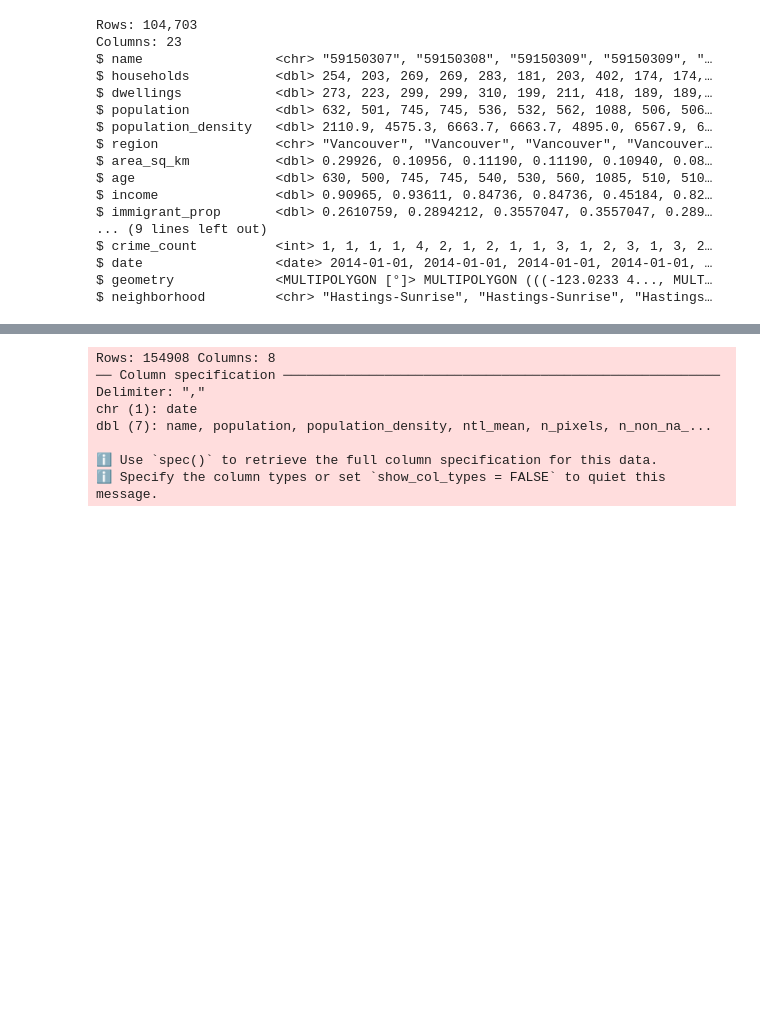
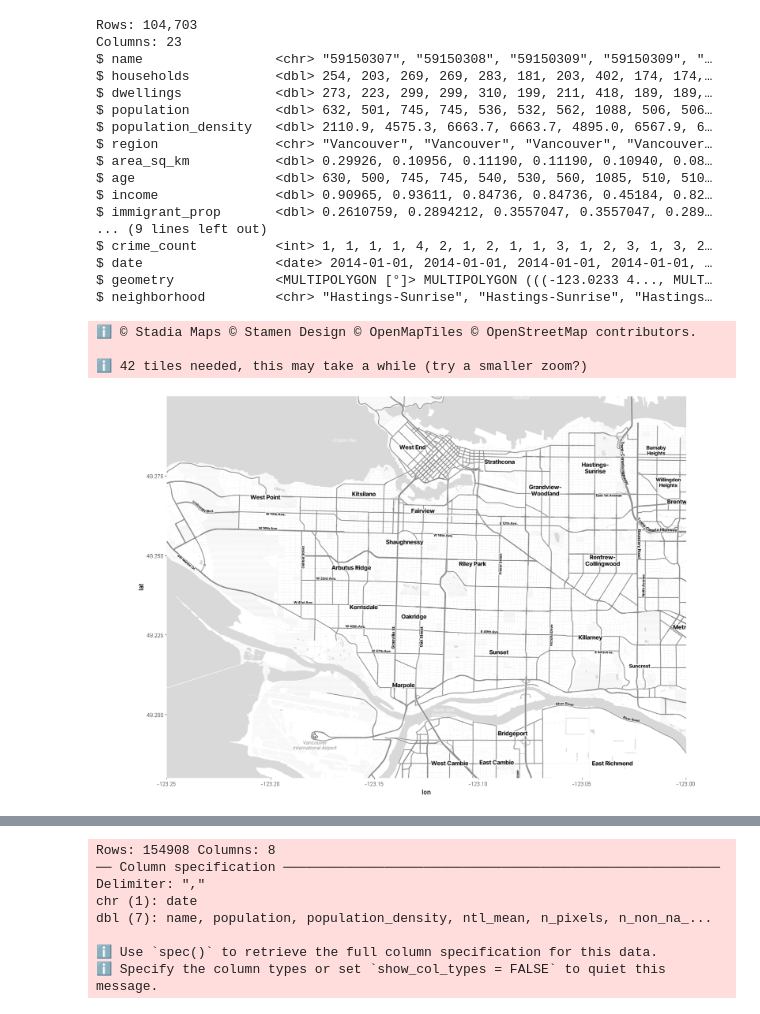
Before and after one commit to Irene-Berezin/econ_398_project, a Jupyter notebook: project_workbook.ipynb, the cells around one changed output, grey strips where cells are left out. Saved outputs shown, nothing was run; the diff lists cells and outputs as text; code cells hidden in the pictures; blank space fills up the shorter version.

```diff
--- a/project_workbook.ipynb
+++ b/project_workbook.ipynb
@@ -304,6 +310,22 @@ $ crime_count          <int> 1, 1, 1, 1, 4, 2, 1, 2, 1, 1, 3, 1, 2, 3, 1, 3, 2
 $ date                 <date> 2014-01-01, 2014-01-01, 2014-01-01, 2014-01-01, …
 $ geometry             <MULTIPOLYGON [°]> MULTIPOLYGON (((-123.0233 4..., MULT…
 $ neighborhood         <chr> "Hastings-Sunrise", "Hastings-Sunrise", "Hastings…
+# %%
+library(ggmap)
+
+key = '953a00a4-1c69-45b1-a0e4-b3492abdf92b'
+
+register_stadiamaps(key, write = FALSE)
+
+bbox <- c(left = -123.25, bottom = 49.18, right = -123.0, top = 49.3)
+
+base <- get_stadiamap(bbox = bbox, zoom = 13, maptype = "stamen_toner_lite", filetype = "svg")
+ggmap(base)
+# %% [output]
+ℹ © Stadia Maps © Stamen Design © OpenMapTiles © OpenStreetMap contributors.
+
+ℹ 42 tiles needed, this may take a while (try a smaller zoom?)
+[figure, added]
 # %%
 census2016_centroids <- census2016_centroids %>%
   mutate(neighborhood = census2016_2021_panel$neighborhood)
```
Also changed, not shown: parts of 69 cells of this notebook.
